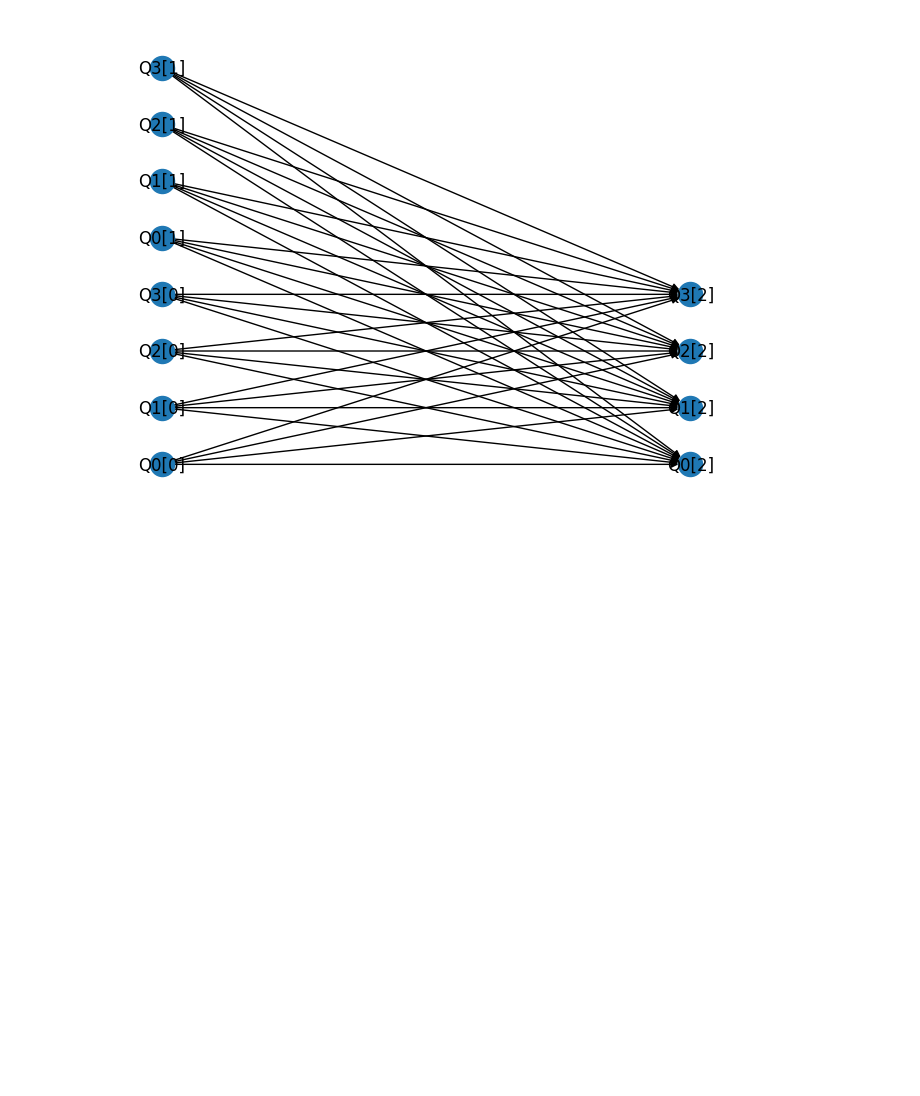
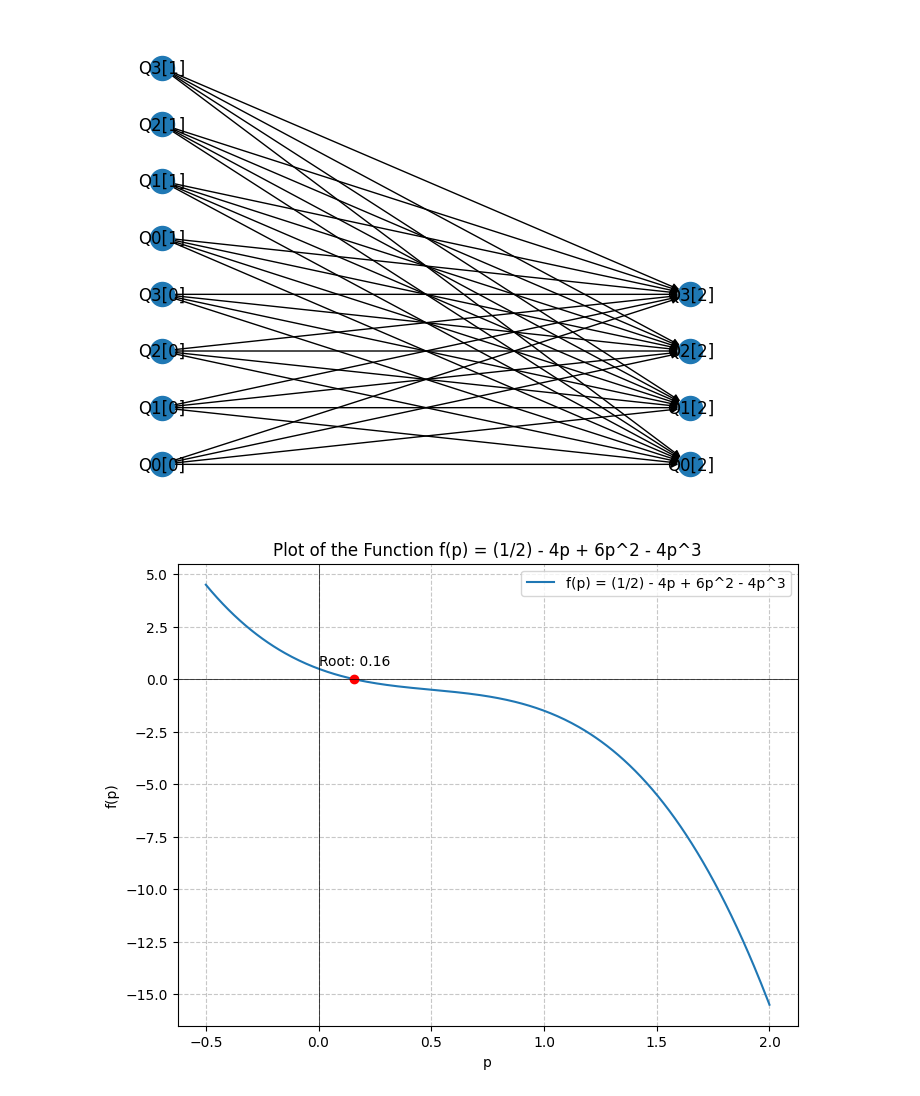
Before and after one commit to yezhuoyang/Qerrorprop, a Jupyter notebook: examples.ipynb, the cells around one changed output. Drawn from its saved outputs; the diff is of its cells as text; code cells hidden in the pictures; blank space fills up the shorter version.

```diff
--- a/examples.ipynb
+++ b/examples.ipynb
@@ -575,3 +605,44 @@ circuit.show_EPSTG()
 circuit.show_RSG()
 # %% [output]
 [figure]
+# %%
+import numpy as np
+import matplotlib.pyplot as plt
+from sympy import symbols, solve
+
+# Define the function
+p = symbols('p')
+function = (1/2) - 4*p + 6*p**2 - 4*p**3
+
+# Solve for roots
+roots = solve(function, p)
+
+# Separate real roots from complex ones
+real_roots = [root.evalf() for root in roots if root.is_real]
+
+# Generate x values for plotting
+x = np.linspace(-0.5, 2, 400)
+# Compute y values
+y = (1/2) - 4*x + 6*x**2 - 4*x**3
+
+# Plot the function
+plt.figure(figsize=(8, 6))
+plt.plot(x, y, label='f(p) = (1/2) - 4p + 6p^2 - 4p^3')
+
+# Annotate the real roots
+for root in real_roots:
+    plt.annotate(f'Root: {root:.2f}', (root, 0), textcoords="offset points", xytext=(0,10), ha='center')
+    plt.plot(root, 0, 'ro')  # Mark roots on the plot
+
+# Add grid, title, and labels
+plt.axhline(0, color='black', linewidth=0.5)
+plt.axvline(0, color='black', linewidth=0.5)
+plt.grid(True, linestyle='--', alpha=0.7)
+plt.title('Plot of the Function f(p) = (1/2) - 4p + 6p^2 - 4p^3')
+plt.xlabel('p')
+plt.ylabel('f(p)')
+plt.legend()
+
+plt.show()
+# %% [output]
+[figure, added]
```
Also changed, not shown: parts of 21 cells of this notebook, 1 other file.
